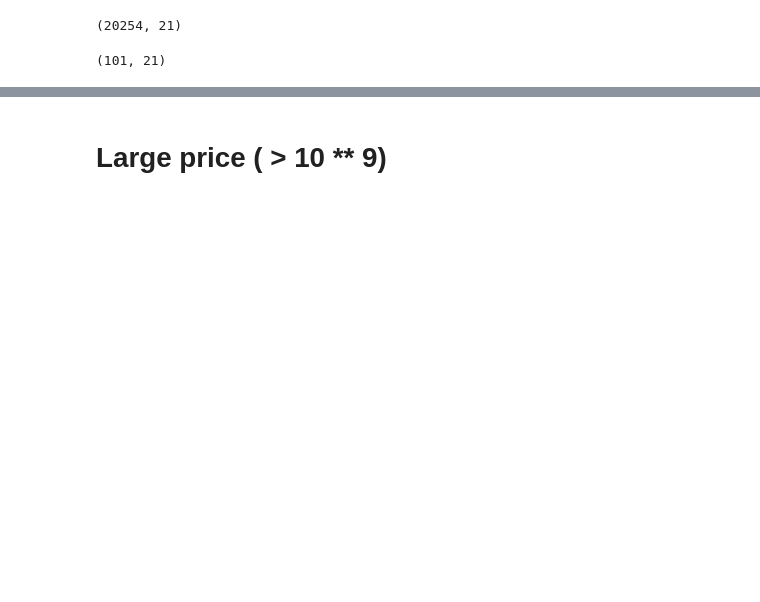
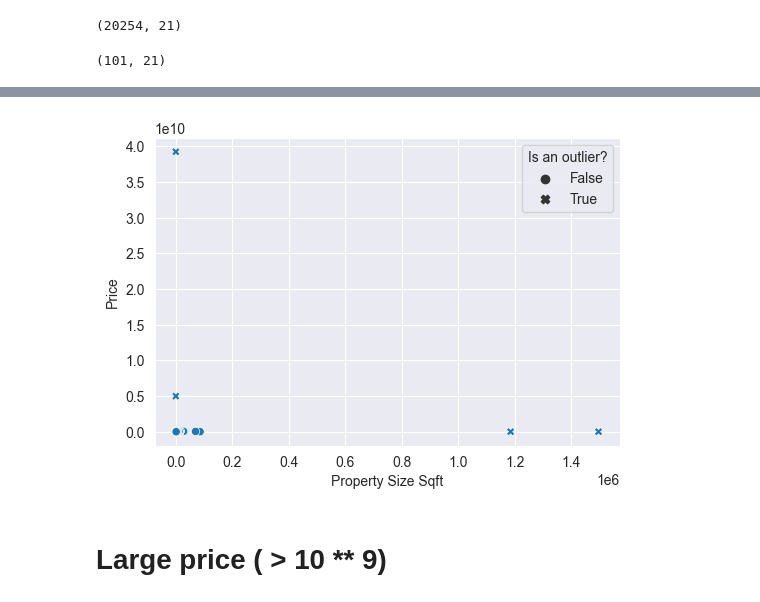
Before and after one commit to atul1696/cs5228-project, a Jupyter notebook: outliers.ipynb, the cells around one changed output, grey strips where cells are left out. Drawn from its saved outputs; the diff is of its cells as text; code cells hidden in the pictures; blank space fills up the shorter version.

```diff
--- a/outliers.ipynb
+++ b/outliers.ipynb
@@ -8,3 +21,13 @@ from src.preprocessor_utils import convert_to_lowercase
+# %%
+def get_df_with_is_outlier(data, is_outlier):
+    return pd.concat([data, pd.DataFrame(is_outlier, columns=['is_outlier'])], axis=1)
+
+def get_outlier_plot(data, x, x_label, y, y_label):
+    plt.figure(figsize=(6, 4))
+    ax = sns.scatterplot(data=data, y=y, x=x, style='is_outlier')
+    ax.set(xlabel=x_label, ylabel=y_label)
+    ax.get_legend().set_title('Is an outlier?')
+    return ax
 # %%
 df_train = pd.read_csv("data/train.csv")
 df_train = convert_to_lowercase(df_train)
@@ -25,3 +48,9 @@ df_train.plot.scatter("size_sqft", "price")
+# %%
+df = get_df_with_is_outlier(df_train, ((df_train['price'] > 10 ** 9) | (df_train['size_sqft'] > 4 * 10 ** 5)))
+get_outlier_plot(df, x='size_sqft', x_label='Property Size Sqft', y='price', y_label='Price')
+plt.savefig('charts_for_report/outliers_with_high_price_or_high_size_sqft.pdf')
+# %% [output]
+[figure, added]
 # %% [markdown]
 # Large price ( > 10 ** 9)
 # %%
```
Also changed, not shown: parts of 10 cells of this notebook, 3 other files.
